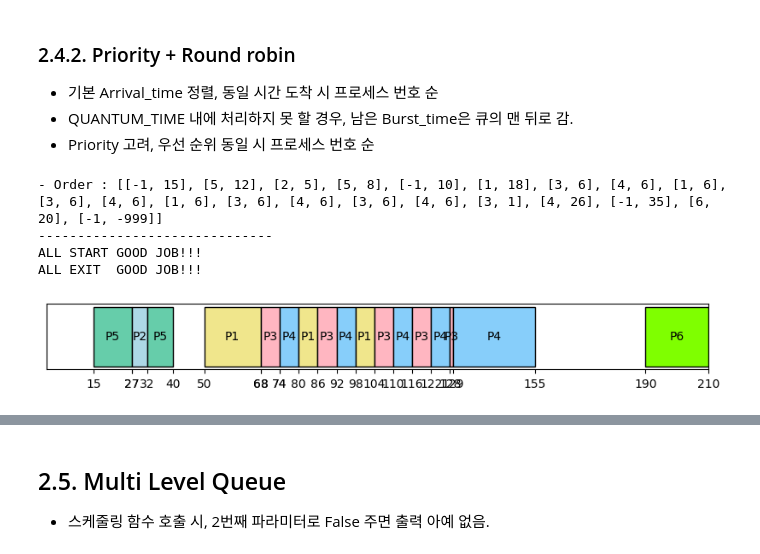
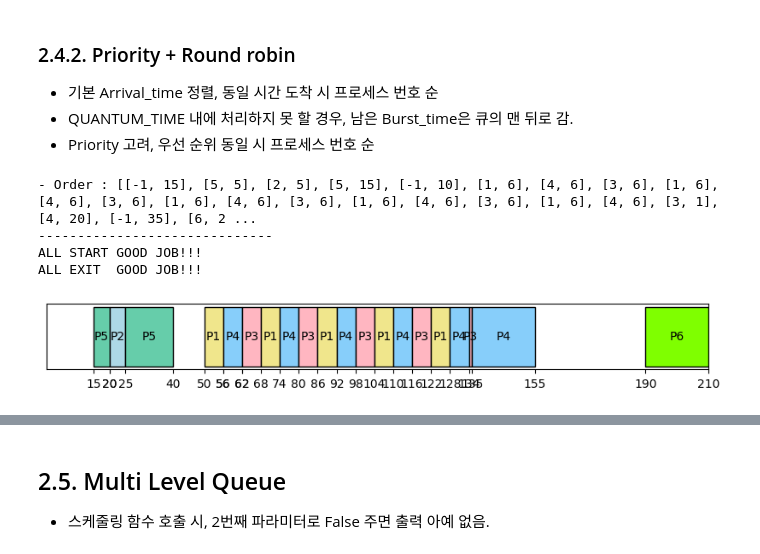
Before and after one commit to jiho264/2023os, a Jupyter notebook: homework01/homework01.ipynb, the cells around one changed output, grey strips where cells are left out. Cells and saved outputs as stored; diff of their text form; code cells hidden in the pictures.

```diff
--- a/homework01/homework01.ipynb
+++ b/homework01/homework01.ipynb
@@ -706,58 +714,67 @@ def Priority_RR(_list, _Displaying=True, _usr_quantum_time=_DEFAULT_QUANTUM_TIME
     # round robin이나 선점형에선 작업 추가 후 다시 볼 일이 있기 때문에 해당 변수 초기화하면 안 됨.
     _queue = []
     #########################
-    _end_time = 0
+    _how_many_add_this_jop = 0
     # arrival_time 고려해야하니 timer 작동
     for _now_time in range(_MAX_TIME_LENGTH_):
 
         # 만약 모든 Burst_time 합이 0이면 모든 작업이 종료된 것
         # 다만 마지막 작업 추가했을 때와, _now_time간 오차있음.
         if (is_complete(_list) == True):
             _order.append([_NON_PROCESS_, _ALL_JOB_IS_DONE_])
             break
         # 아직 안 끝남.
         else:
-            # 노는 중
-            if (_end_time < _now_time):
-                # take a rest 1sec == timer speed
-                if(is_complete(_queue)):
-                    _order.append([_NON_PROCESS_, 1])
-                _end_time += 1
-
+            # 현재 시간에 도착해있는 작업들 리스트업, 다 끝난 것 비우기
             _queue = [job for job in _queue if job['Burst_time'] > 0]
-            # 현재 시간에 도착해있는 작업들 리스트업
             for _process in _list:
                 if (_process['Arrival_time'] == _now_time):
-                    # _arrival_list.append(_process)
                     _queue.append(_process)
+            _queue.sort(key=lambda x: x['Priority'])
+            # 실행할 프로세스 없으면 대기 1초 추가하고 넘기기
+            if (is_complete(_queue) == True and is_complete(_list) == False):
+                _order.append([_NON_PROCESS_, 1])
+                pass
+            if (is_complete(_queue) == True):
+                _how_many_add_this_jop = _QUANTUM_TIME_
+            # 실행할 프로세스 있으면, 큐 돌아가면서 추가하기
+            if (is_complete(_queue) == False):
+                ########################
+                # 다음 퀀텀타임 이내에 들어올 놈이 있는가 판단
+                ########################
+                for _original_process in _list:
+                    # 다음 퀀텀타임 이내에
+                    if (_now_time <= _original_process['Arrival_time'] and _original_process['Arrival_time'] < _now_time + _QUANTUM_TIME_):
+                        # 나보다 높거나 겹치는 프로세스 있으면
+                        if (_queue[0]['Priority'] > _original_process['Priority']):
+                            # 그 차이만큼으로 바꿔버리고, 그 전에 끝내기
+                            _how_many_add_this_jop = (
+                                _original_process['Arrival_time'] - _now_time)
 
-            # _QUANTUM_TIME_ 마다 큐에서 스케쥴링
-            # or 방금 전 오더가 대기 오더일 때 한 번 더 확인
-            # or 빈 큐에 하나 들어왔을 때 확인
-            if (_now_time % _QUANTUM_TIME_ == 0 or _order[-1] == [_NON_PROCESS_, 1]):
-                _queue.sort(key=lambda x: x['Priority'])
-                for _process in _queue:
-                    if (_process['Burst_time'] > 0):
-                        if (_process['Burst_time'] > _QUANTUM_TIME_):
-                            _order.append([_process['Num'], _QUANTUM_TIME_])
-                            _end_time += _QUANTUM_TIME_
-                            _process['Burst_time'] -= _QUANTUM_TIME_
-                        else:
-                            _order.append(
-                                [_process['Num'], _process['Burst_time']])
-                            _end_time += _process['Burst_time']
-                            _process['Burst_time'] = 0
+                if (_how_many_add_this_jop == 0):
+                    _how_many_add_this_jop = _QUANTUM_TIME_
+
+                # 만약 들어오는 놈이 하나도 없다면? 퀀텀타임만큼 추가 가능
+
+                _order.append([_queue[0]['Num'], 1])
+                _queue[0]['Burst_time'] -= 1
+                _how_many_add_this_jop -= 1
+                if (_how_many_add_this_jop == 0):
+                    _queue.append(_queue.pop(0))
+            # print(_now_time, _how_many_add_this_jop, _queue)
+        # print(_now_time, _queue)
+
     _order = order_zip(_order)
     if (_Displaying == True):
         draw(_order, _Displaying)
     return _order
 
 
 _list = copy.deepcopy(_DATA_)
 _tmp = Priority_RR(_list, True, 6)
 # %% [output]
-- Order : [[-1, 15], [5, 12], [2, 5], [5, 8], [-1, 10], [1, 18], [3, 6], [4, 6], [1, 6], [3, 6], [4, 6], [1, 6], [3, 6], [4, 6], [3, 6], [4, 6], [3, 1], [4, 26], [-1, 35], [6, 20], [-1, -999]]
+- Order : [[-1, 15], [5, 5], [2, 5], [5, 15], [-1, 10], [1, 6], [4, 6], [3, 6], [1, 6], [4, 6], [3, 6], [1, 6], [4, 6], [3, 6], [1, 6], [4, 6], [3, 6], [1, 6], [4, 6], [3, 1], [4, 20], [-1, 35], [6, 2 ...
 ------------------------------
 ALL START GOOD JOB!!!
 ALL EXIT  GOOD JOB!!!
-[figure, old version]
+[figure, new version]
```
Also changed, not shown: parts of 8 cells of this notebook, 1 other file.
